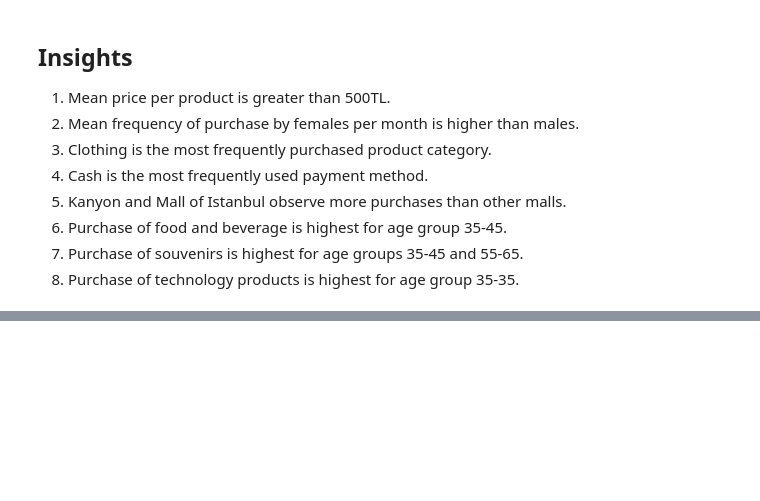
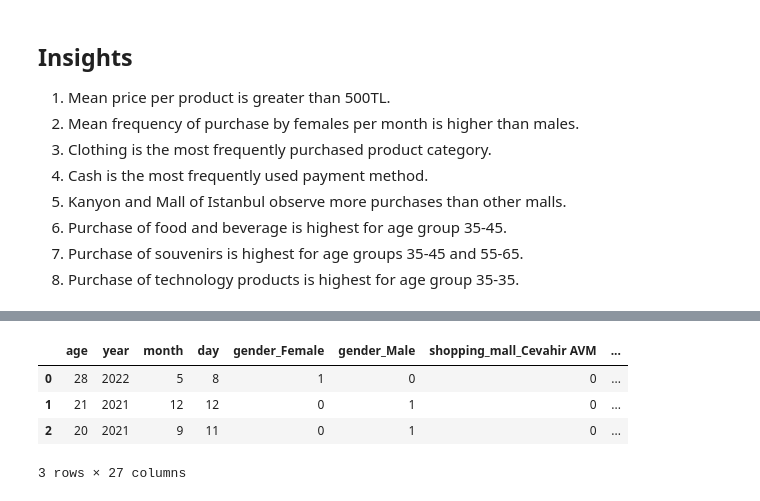
Before and after one commit to palindromepilgrim/Case-Studies-Kaggle, a Jupyter notebook: retail-shopping-dataset.ipynb, the cells around one changed output, grey strips where cells are left out. Cells and saved outputs as stored; diff of their text form; code cells hidden in the pictures; blank space fills up the shorter version.

```diff
--- a/retail-shopping-dataset.ipynb
+++ b/retail-shopping-dataset.ipynb
@@ -875,0 +931,2 @@ Claim 12 is false.
+# %%
+data.drop(['quantity', 'price', 'total_cost'], axis = 1, inplace = True)
@@ -875,0 +935,10 @@ Claim 12 is false.
+# %%
+data_numerical = pd.get_dummies(data, columns = ['gender', 'shopping_mall', 'category', 'payment_method'])
+# %%
+data_numerical.head(3)
+# %% [output]
+|  | age | year | month | day | gender_Female | gender_Male | shopping_mall_Cevahir AVM | ... |
+| 0 | 28 | 2022 | 5 | 8 | 1 | 0 | 0 | ... |
+| 1 | 21 | 2021 | 12 | 12 | 0 | 1 | 0 | ... |
+| 2 | 20 | 2021 | 9 | 11 | 0 | 1 | 0 | ... |
+3 rows × 27 columns
```
Also changed, not shown: parts of 62 cells of this notebook.
